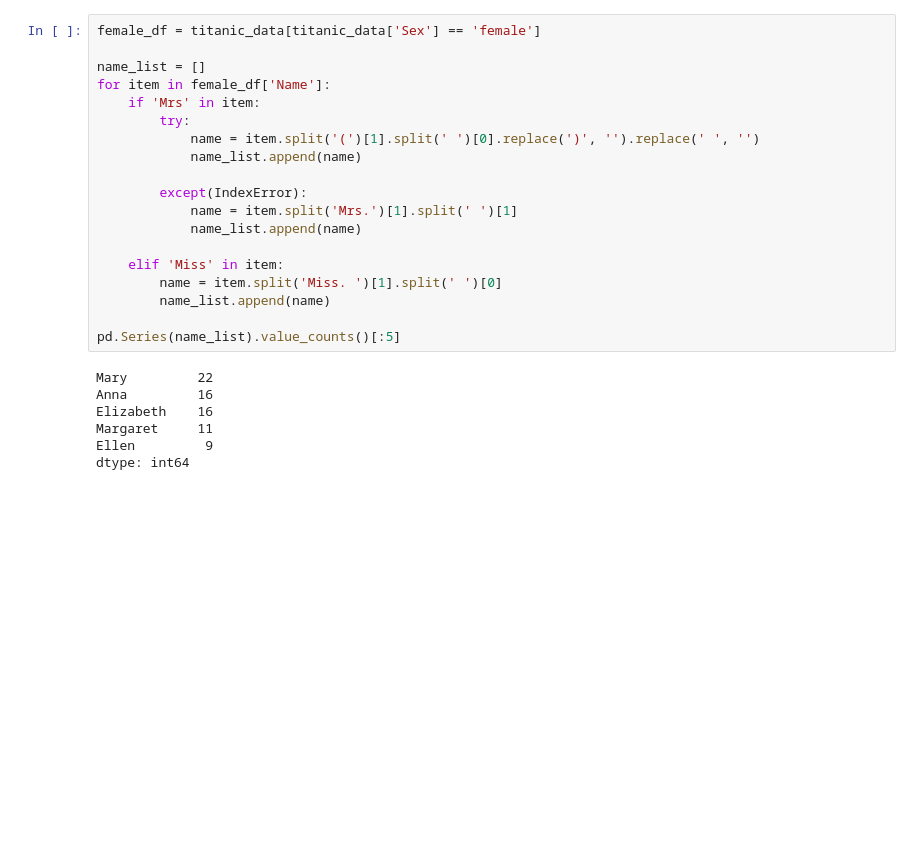
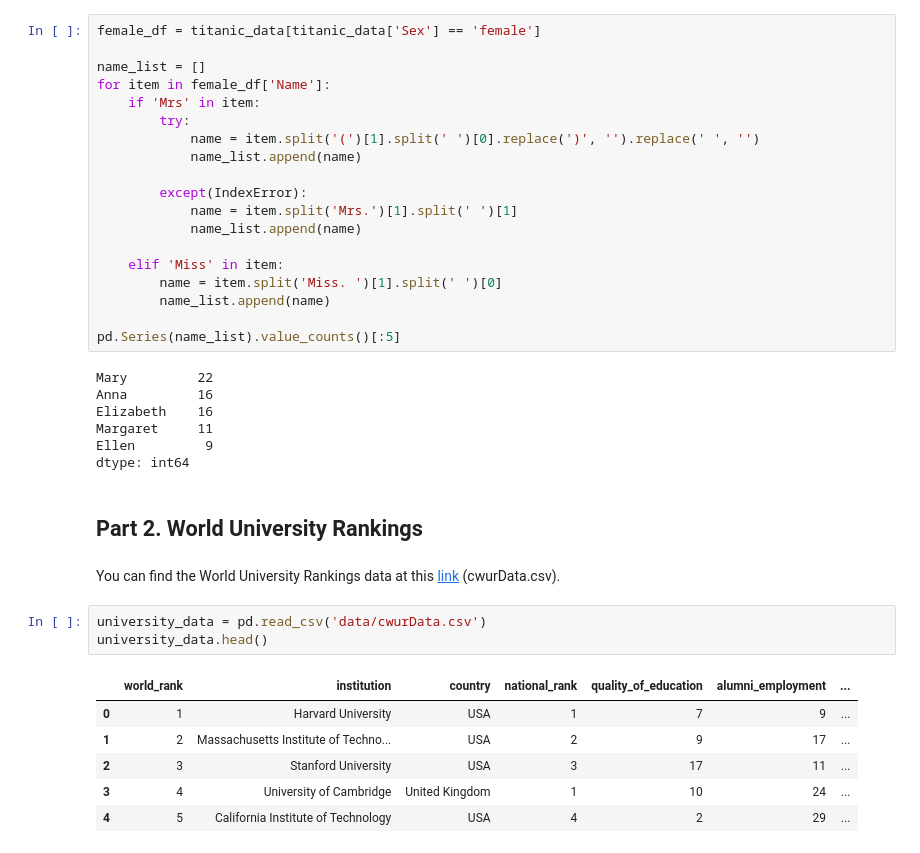
Before and after one commit to anastasiiakhil/Intro_to_DS, a Jupyter notebook: lab3.ipynb, the cells around one changed output. Drawn from its saved outputs; the diff is of its cells as text; blank space fills up the shorter version.

```diff
--- a/lab3.ipynb
+++ b/lab3.ipynb
@@ -85,3 +85,17 @@ Elizabeth    16
 Margaret     11
 Ellen         9
 dtype: int64
+# %% [markdown]
+## Part 2. World University Rankings
+# %% [markdown]
+You can find the World University Rankings data at this [link](https://www.kaggle.com/mylesoneill/world-university-rankings) (cwurData.csv).
+# %%
+university_data = pd.read_csv('data/cwurData.csv')
+university_data.head()
+# %% [output]
+|  | world_rank | institution | country | national_rank | quality_of_education | alumni_employment | ... |
+| 0 | 1 | Harvard University | USA | 1 | 7 | 9 | ... |
+| 1 | 2 | Massachusetts Institute of Techno... | USA | 2 | 9 | 17 | ... |
+| 2 | 3 | Stanford University | USA | 3 | 17 | 11 | ... |
+| 3 | 4 | University of Cambridge | United Kingdom | 1 | 10 | 24 | ... |
+| 4 | 5 | California Institute of Technology | USA | 4 | 2 | 29 | ... |
```
Also changed, not shown: parts of 19 cells of this notebook.
